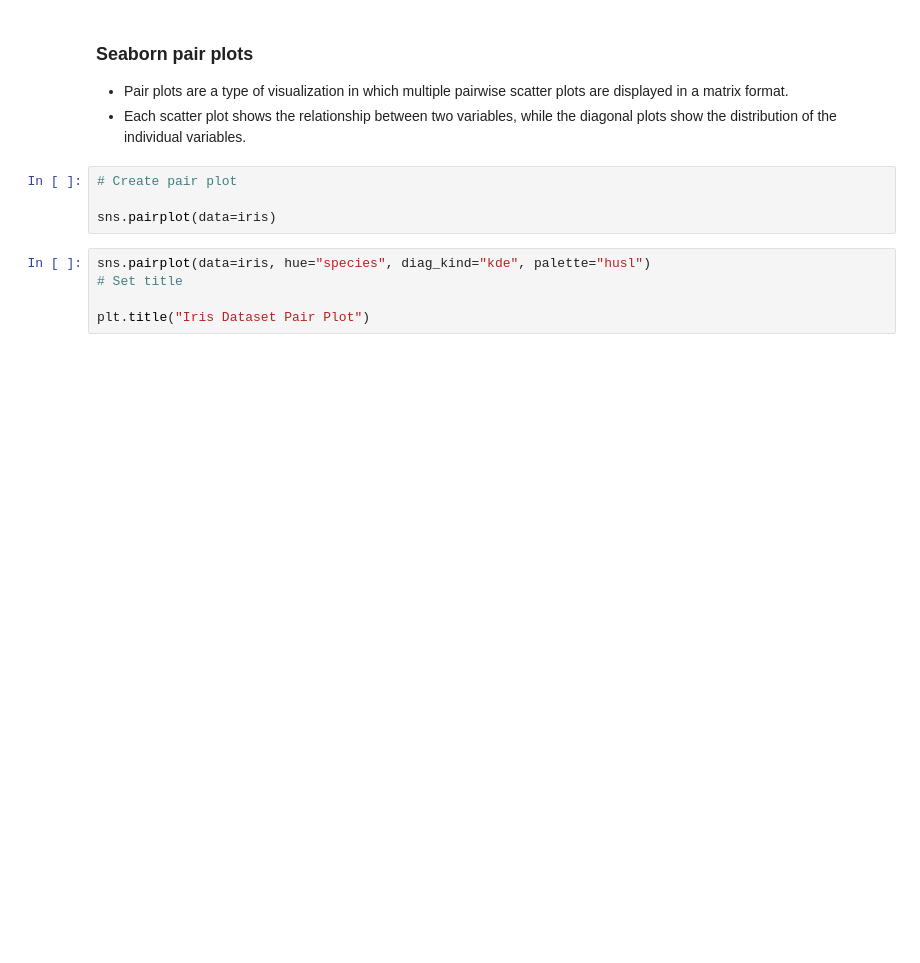
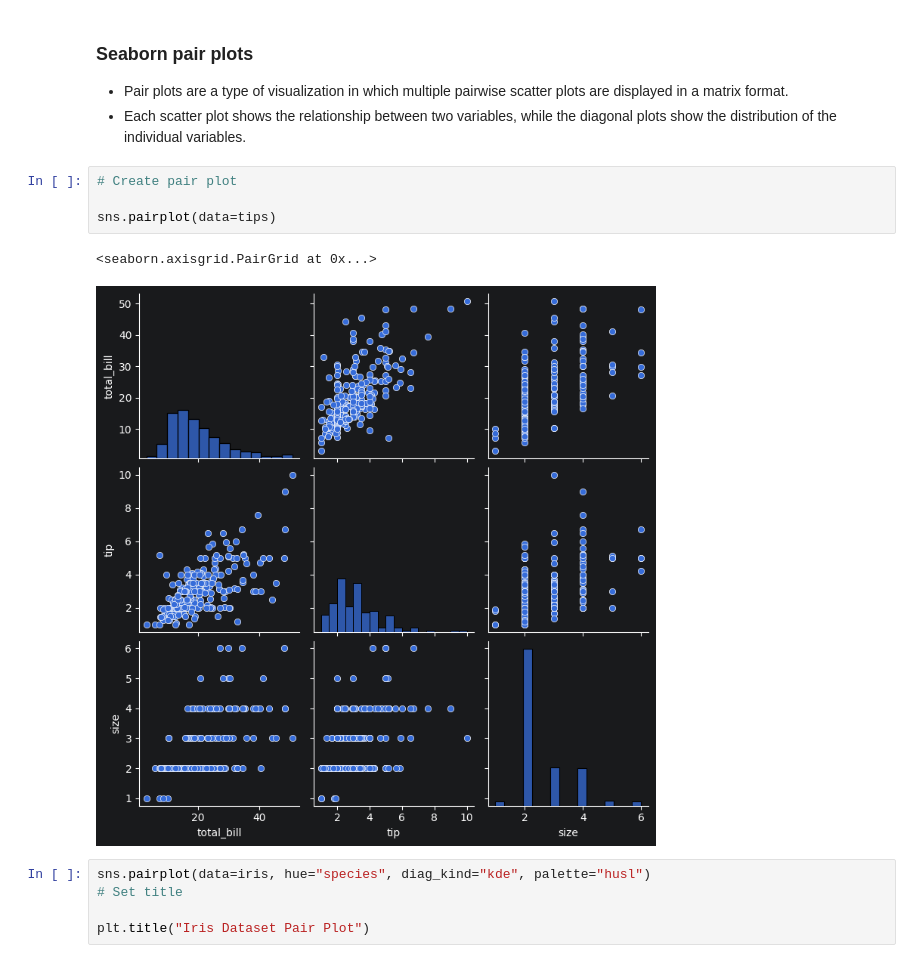
Before and after one commit to vegetariancoder/Pragra-Python, a Jupyter notebook: seaborn/seaborn_overview.ipynb, the cells around one changed output. Saved outputs shown, nothing was run; the diff lists cells and outputs as text; blank space fills up the shorter version.

```diff
--- a/seaborn/seaborn_overview.ipynb
+++ b/seaborn/seaborn_overview.ipynb
@@ -673,7 +586,10 @@ plt.ylabel('Month')
 # %%
 # Create pair plot
 
-sns.pairplot(data=iris)
+sns.pairplot(data=tips)
+# %% [output]
+<seaborn.axisgrid.PairGrid at 0x...>
+[figure, added]
 # %%
 sns.pairplot(data=iris, hue="species", diag_kind="kde", palette="husl")
 # Set title
```
Also changed, not shown: parts of 27 cells of this notebook, 19 other files.
